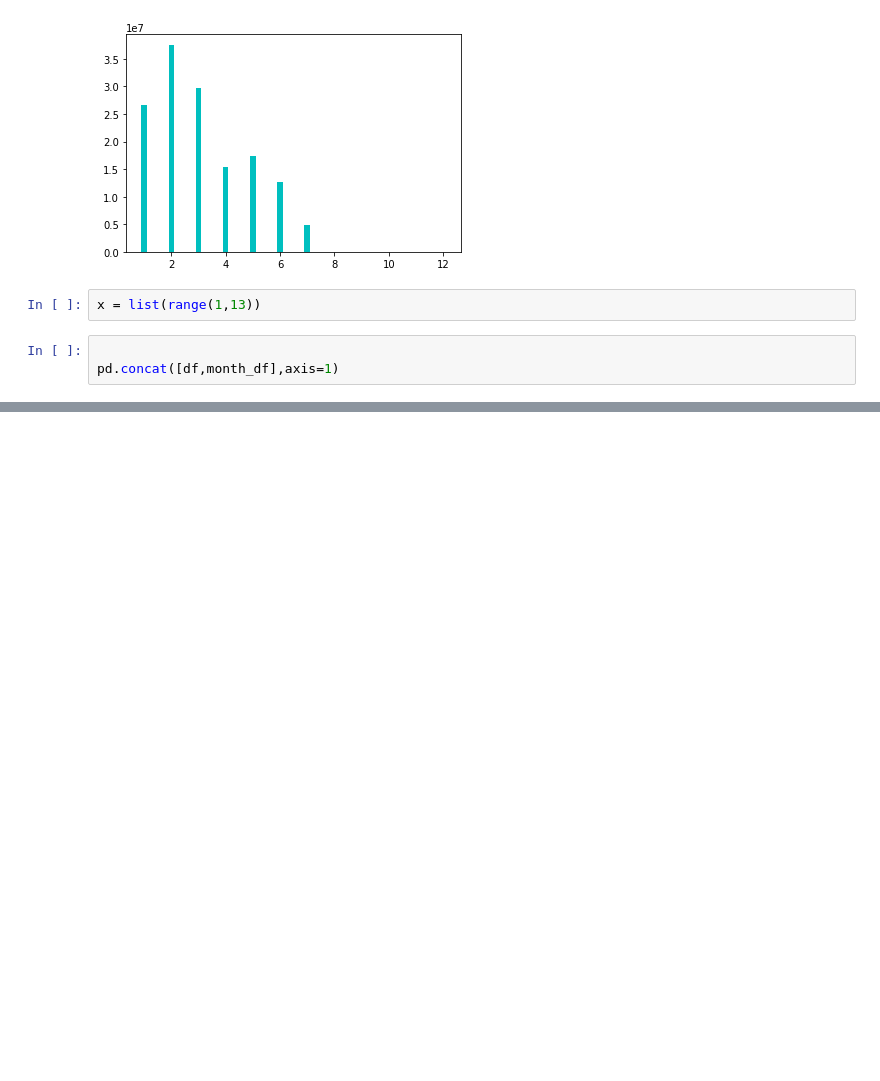
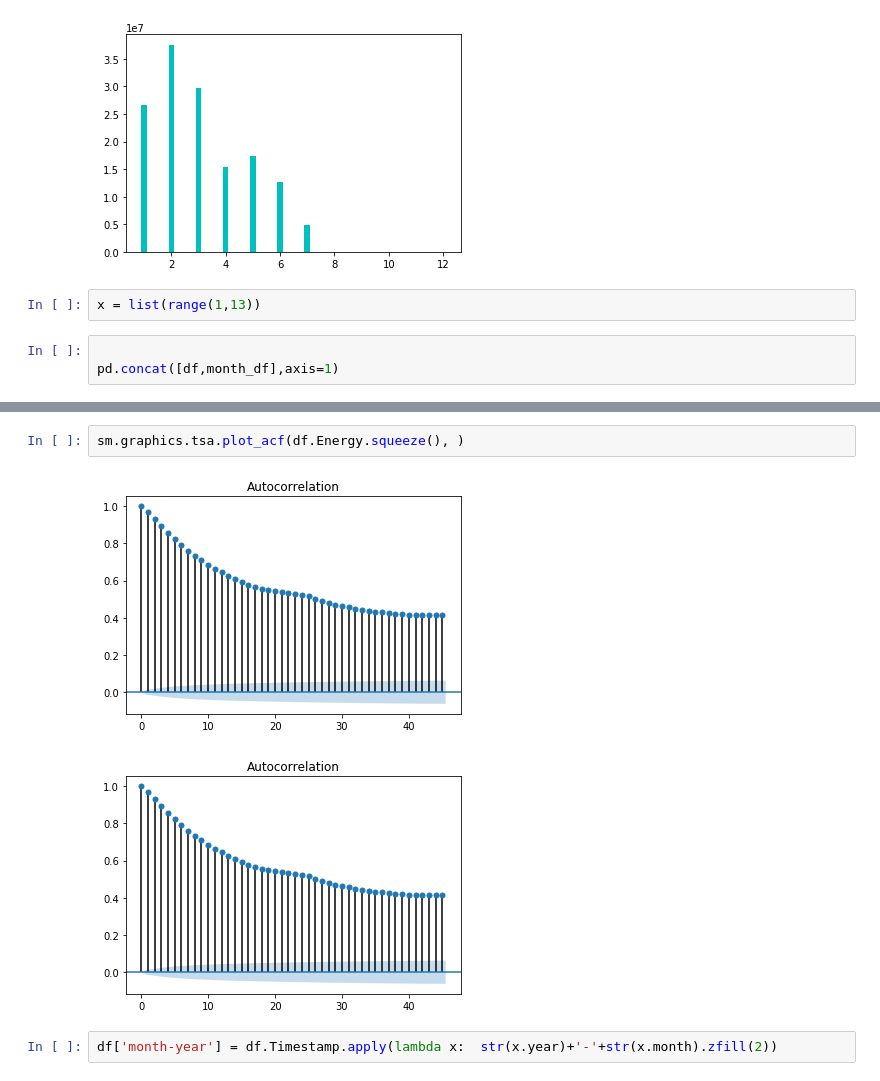
Before and after one commit to leonarduschen/datathon, a Jupyter notebook: Untitled.ipynb, the cells around one changed output, grey strips where cells are left out. Saved outputs shown, nothing was run; the diff lists cells and outputs as text; blank space fills up the shorter version.

```diff
--- a/Untitled.ipynb
+++ b/Untitled.ipynb
@@ -70,0 +69,7 @@ pd.concat([df,month_df],axis=1)
+# %%
+sm.graphics.tsa.plot_acf(df.Energy.squeeze(), )
+# %% [output]
+[figure, added]
+[figure, added]
+# %%
+df['month-year'] = df.Timestamp.apply(lambda x:  str(x.year)+'-'+str(x.month).zfill(2))
```
Also changed, not shown: parts of 19 cells of this notebook, 8 other files.
